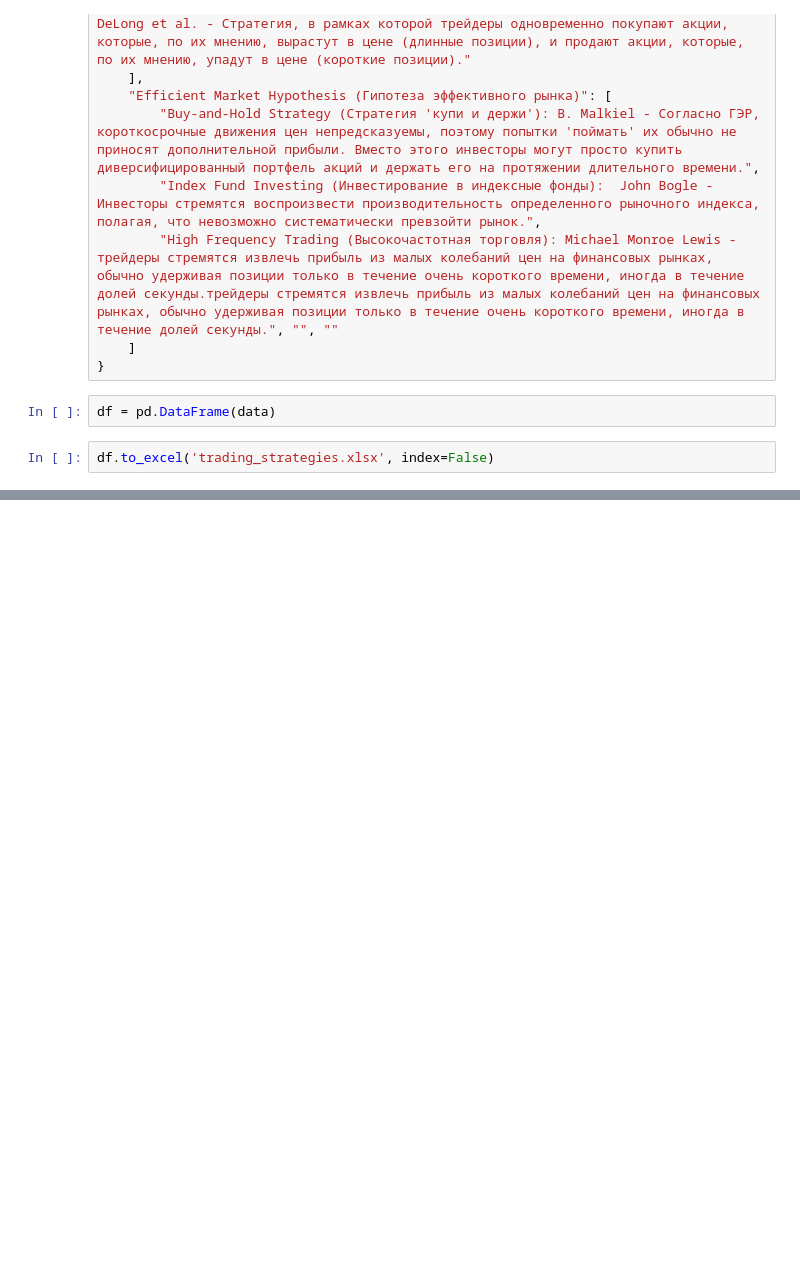
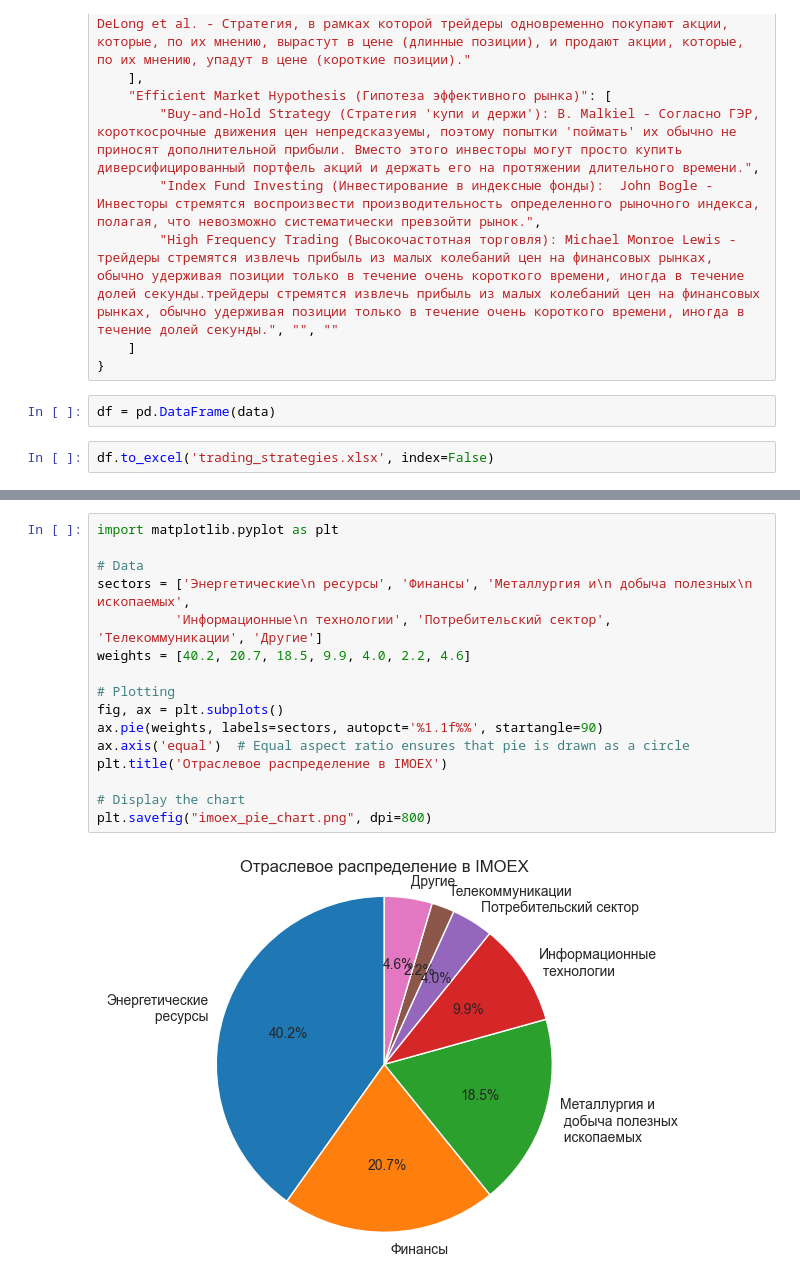
Before and after one commit to damnpav/news_analysis, a Jupyter notebook: descr_doc.ipynb, the cells around one changed output, grey strips where cells are left out. Cells and saved outputs as stored; diff of their text form; blank space fills up the shorter version.

Commit message:
descr_doc pie chart

```diff
--- a/descr_doc.ipynb
+++ b/descr_doc.ipynb
@@ -21,0 +30,18 @@ df.to_excel('trading_strategies.xlsx', index=False)
+# %%
+import matplotlib.pyplot as plt
+
+# Data
+sectors = ['Энергетические\n ресурсы', 'Финансы', 'Металлургия и\n добыча полезных\n ископаемых',
+          'Информационные\n технологии', 'Потребительский сектор', 'Телекоммуникации', 'Другие']
+weights = [40.2, 20.7, 18.5, 9.9, 4.0, 2.2, 4.6]
+
+# Plotting
+fig, ax = plt.subplots()
+ax.pie(weights, labels=sectors, autopct='%1.1f%%', startangle=90)
+ax.axis('equal')  # Equal aspect ratio ensures that pie is drawn as a circle
+plt.title('Отраслевое распределение в IMOEX')
+
+# Display the chart
+plt.savefig("imoex_pie_chart.png", dpi=800)
+# %% [output]
+[figure, added]
```
Also changed, not shown: parts of 2 cells of this notebook.
